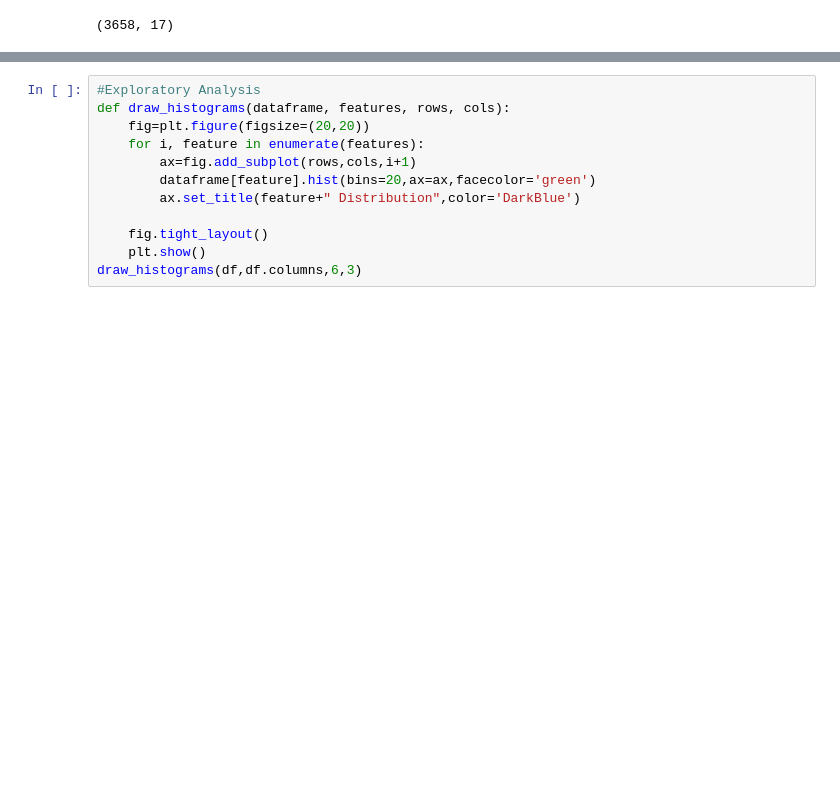
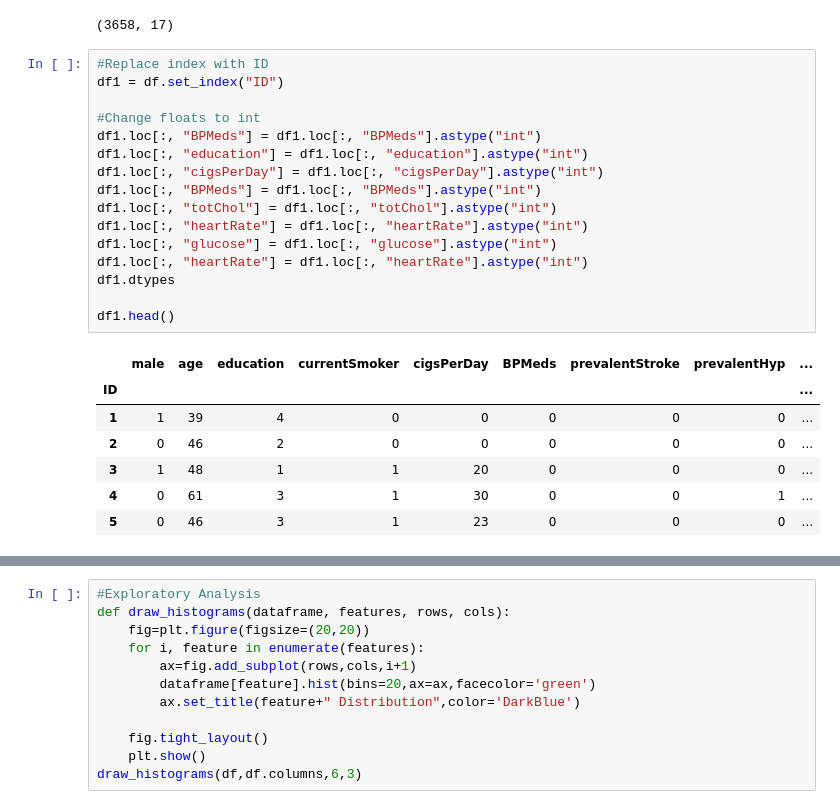
Before and after one commit to sajedehsaremi/Healthy-tuples, a Jupyter notebook: DataAnalysis.ipynb, the cells around one changed output, grey strips where cells are left out. Drawn from its saved outputs; the diff is of its cells as text; blank space fills up the shorter version.

```diff
--- a/DataAnalysis.ipynb
+++ b/DataAnalysis.ipynb
@@ -64,5 +64,29 @@ df.head(-1)
 df.shape
 # %% [output]
 (3658, 17)
+# %%
+#Replace index with ID
+df1 = df.set_index("ID")
+
+#Change floats to int
+df1.loc[:, "BPMeds"] = df1.loc[:, "BPMeds"].astype("int")
+df1.loc[:, "education"] = df1.loc[:, "education"].astype("int")
+df1.loc[:, "cigsPerDay"] = df1.loc[:, "cigsPerDay"].astype("int")
+df1.loc[:, "BPMeds"] = df1.loc[:, "BPMeds"].astype("int")
+df1.loc[:, "totChol"] = df1.loc[:, "totChol"].astype("int")
+df1.loc[:, "heartRate"] = df1.loc[:, "heartRate"].astype("int")
+df1.loc[:, "glucose"] = df1.loc[:, "glucose"].astype("int")
+df1.loc[:, "heartRate"] = df1.loc[:, "heartRate"].astype("int")
+df1.dtypes
+
+df1.head()
+# %% [output]
+|  | male | age | education | currentSmoker | cigsPerDay | BPMeds | prevalentStroke | prevalentHyp | ... |
+| ID |  |  |  |  |  |  |  |  | ... |
+| 1 | 1 | 39 | 4 | 0 | 0 | 0 | 0 | 0 | ... |
+| 2 | 0 | 46 | 2 | 0 | 0 | 0 | 0 | 0 | ... |
+| 3 | 1 | 48 | 1 | 1 | 20 | 0 | 0 | 0 | ... |
+| 4 | 0 | 61 | 3 | 1 | 30 | 0 | 0 | 1 | ... |
+| 5 | 0 | 46 | 3 | 1 | 23 | 0 | 0 | 0 | ... |
 # %%
 # Checking data types and description of all the Parameters after datacleaning step
```
Also changed, not shown: parts of 2 cells of this notebook.
